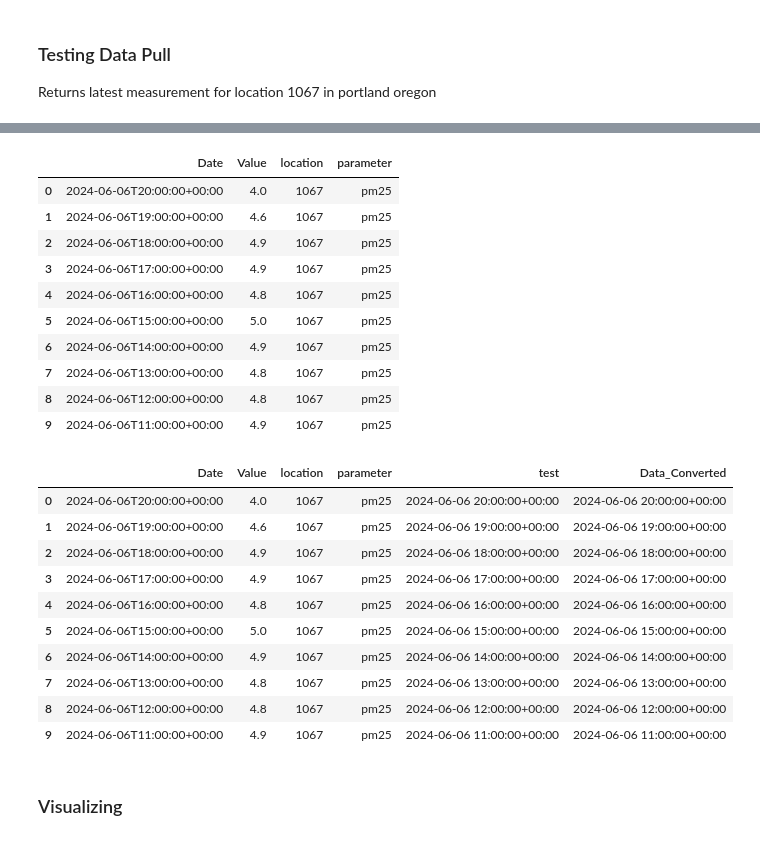
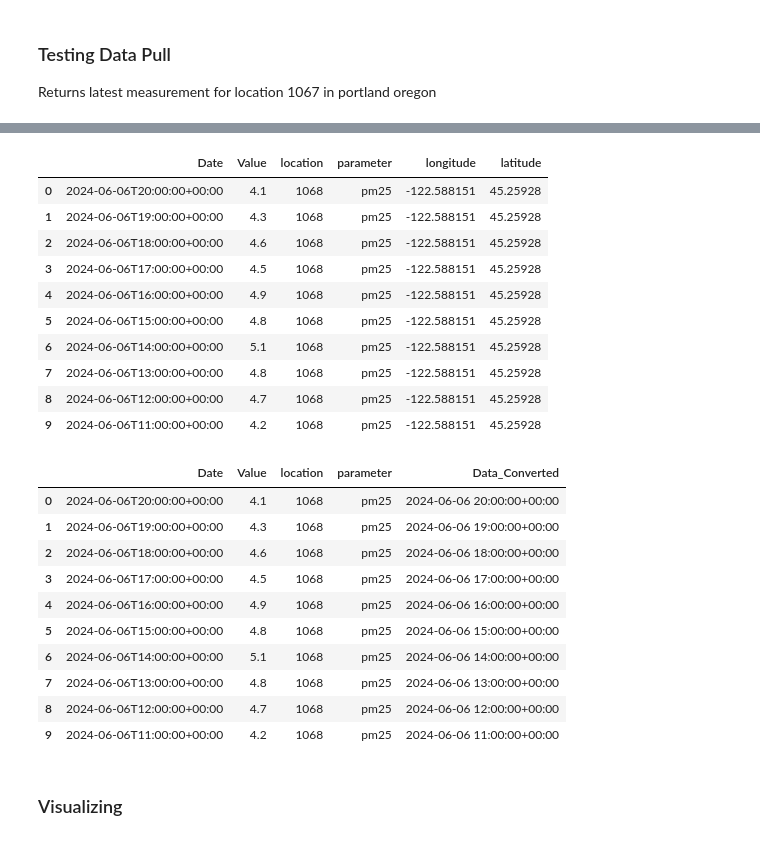
Before and after one commit to pinstripezebra/Air-Polution-Forecasting, a Jupyter notebook: prototyping.ipynb, the cells around one changed output, grey strips where cells are left out. Cells and saved outputs as stored; diff of their text form; code cells hidden in the pictures.

```diff
--- a/prototyping.ipynb
+++ b/prototyping.ipynb
@@ -81,6 +79,9 @@ def query_weather_data(location):
     date = []
     location = []
     parameter = []
+    coordinates = []
+    latitude = []
+    longitude = []
 
     # Iterating through dict and appending values
     for entry in converted:
@@ -88,14 +89,18 @@ def query_weather_data(location):
         date.append(entry['date']['utc'])
         location.append(entry['locationId'])
         parameter.append(entry['parameter'])
+        latitude.append(entry['coordinates']['latitude'])
+        longitude.append(entry['coordinates']['longitude'])
 
     df = pd.DataFrame.from_dict({"Date": date,
                                 "Value": values,
                                 "location": location,
-                                "parameter": parameter})
+                                "parameter": parameter,
+                                'longitude': longitude,
+                                "latitude": latitude})
     return df
 # %%
-test_location = 1067
+test_location = 1068
 test_df = query_weather_data(test_location)
 test_df.head(10)
 # %% [output]
@@ -103,31 +108,31 @@ test_df.head(10)
-|  | Date | Value | location | parameter |
-| 0 | 2024-06-06T20:00:00+00:00 | 4.0 | 1067 | pm25 |
-| 1 | 2024-06-06T19:00:00+00:00 | 4.6 | 1067 | pm25 |
-| 2 | 2024-06-06T18:00:00+00:00 | 4.9 | 1067 | pm25 |
-| 3 | 2024-06-06T17:00:00+00:00 | 4.9 | 1067 | pm25 |
-| 4 | 2024-06-06T16:00:00+00:00 | 4.8 | 1067 | pm25 |
-| 5 | 2024-06-06T15:00:00+00:00 | 5.0 | 1067 | pm25 |
-| 6 | 2024-06-06T14:00:00+00:00 | 4.9 | 1067 | pm25 |
-| 7 | 2024-06-06T13:00:00+00:00 | 4.8 | 1067 | pm25 |
-| 8 | 2024-06-06T12:00:00+00:00 | 4.8 | 1067 | pm25 |
-| 9 | 2024-06-06T11:00:00+00:00 | 4.9 | 1067 | pm25 |
+|  | Date | Value | location | parameter | longitude | latitude |
+| 0 | 2024-06-06T20:00:00+00:00 | 4.1 | 1068 | pm25 | -122.588151 | 45.25928 |
+| 1 | 2024-06-06T19:00:00+00:00 | 4.3 | 1068 | pm25 | -122.588151 | 45.25928 |
+| 2 | 2024-06-06T18:00:00+00:00 | 4.6 | 1068 | pm25 | -122.588151 | 45.25928 |
+| 3 | 2024-06-06T17:00:00+00:00 | 4.5 | 1068 | pm25 | -122.588151 | 45.25928 |
+| 4 | 2024-06-06T16:00:00+00:00 | 4.9 | 1068 | pm25 | -122.588151 | 45.25928 |
+| 5 | 2024-06-06T15:00:00+00:00 | 4.8 | 1068 | pm25 | -122.588151 | 45.25928 |
+| 6 | 2024-06-06T14:00:00+00:00 | 5.1 | 1068 | pm25 | -122.588151 | 45.25928 |
+| 7 | 2024-06-06T13:00:00+00:00 | 4.8 | 1068 | pm25 | -122.588151 | 45.25928 |
+| 8 | 2024-06-06T12:00:00+00:00 | 4.7 | 1068 | pm25 | -122.588151 | 45.25928 |
+| 9 | 2024-06-06T11:00:00+00:00 | 4.2 | 1068 | pm25 | -122.588151 | 45.25928 |
 # %%
 test_df['Data_Converted'] = test_df['Date'].str.slice(start = 0, stop = 10) + " " + test_df['Date'].str.slice(start = 11)
 #test_df['test'] = test_df['test'].astype('datetime64[ns]')
 test_df['Data_Converted'] = pd.to_datetime(test_df['Data_Converted'], format='mixed')
 test_df.head(10)
 # %% [output]
-|  | Date | Value | location | parameter | test | Data_Converted |
-| 0 | 2024-06-06T20:00:00+00:00 | 4.0 | 1067 | pm25 | 2024-06-06 20:00:00+00:00 | 2024-06-06 20:00:00+00:00 |
-| 1 | 2024-06-06T19:00:00+00:00 | 4.6 | 1067 | pm25 | 2024-06-06 19:00:00+00:00 | 2024-06-06 19:00:00+00:00 |
-| 2 | 2024-06-06T18:00:00+00:00 | 4.9 | 1067 | pm25 | 2024-06-06 18:00:00+00:00 | 2024-06-06 18:00:00+00:00 |
-| 3 | 2024-06-06T17:00:00+00:00 | 4.9 | 1067 | pm25 | 2024-06-06 17:00:00+00:00 | 2024-06-06 17:00:00+00:00 |
-| 4 | 2024-06-06T16:00:00+00:00 | 4.8 | 1067 | pm25 | 2024-06-06 16:00:00+00:00 | 2024-06-06 16:00:00+00:00 |
-| 5 | 2024-06-06T15:00:00+00:00 | 5.0 | 1067 | pm25 | 2024-06-06 15:00:00+00:00 | 2024-06-06 15:00:00+00:00 |
-| 6 | 2024-06-06T14:00:00+00:00 | 4.9 | 1067 | pm25 | 2024-06-06 14:00:00+00:00 | 2024-06-06 14:00:00+00:00 |
-| 7 | 2024-06-06T13:00:00+00:00 | 4.8 | 1067 | pm25 | 2024-06-06 13:00:00+00:00 | 2024-06-06 13:00:00+00:00 |
-| 8 | 2024-06-06T12:00:00+00:00 | 4.8 | 1067 | pm25 | 2024-06-06 12:00:00+00:00 | 2024-06-06 12:00:00+00:00 |
-| 9 | 2024-06-06T11:00:00+00:00 | 4.9 | 1067 | pm25 | 2024-06-06 11:00:00+00:00 | 2024-06-06 11:00:00+00:00 |
+|  | Date | Value | location | parameter | Data_Converted |
+| 0 | 2024-06-06T20:00:00+00:00 | 4.1 | 1068 | pm25 | 2024-06-06 20:00:00+00:00 |
+| 1 | 2024-06-06T19:00:00+00:00 | 4.3 | 1068 | pm25 | 2024-06-06 19:00:00+00:00 |
+| 2 | 2024-06-06T18:00:00+00:00 | 4.6 | 1068 | pm25 | 2024-06-06 18:00:00+00:00 |
+| 3 | 2024-06-06T17:00:00+00:00 | 4.5 | 1068 | pm25 | 2024-06-06 17:00:00+00:00 |
+| 4 | 2024-06-06T16:00:00+00:00 | 4.9 | 1068 | pm25 | 2024-06-06 16:00:00+00:00 |
+| 5 | 2024-06-06T15:00:00+00:00 | 4.8 | 1068 | pm25 | 2024-06-06 15:00:00+00:00 |
+| 6 | 2024-06-06T14:00:00+00:00 | 5.1 | 1068 | pm25 | 2024-06-06 14:00:00+00:00 |
+| 7 | 2024-06-06T13:00:00+00:00 | 4.8 | 1068 | pm25 | 2024-06-06 13:00:00+00:00 |
+| 8 | 2024-06-06T12:00:00+00:00 | 4.7 | 1068 | pm25 | 2024-06-06 12:00:00+00:00 |
+| 9 | 2024-06-06T11:00:00+00:00 | 4.2 | 1068 | pm25 | 2024-06-06 11:00:00+00:00 |
 # %% [markdown]
 ### Visualizing
 # %%
```
Also changed, not shown: parts of 7 cells of this notebook, 1 other file.
